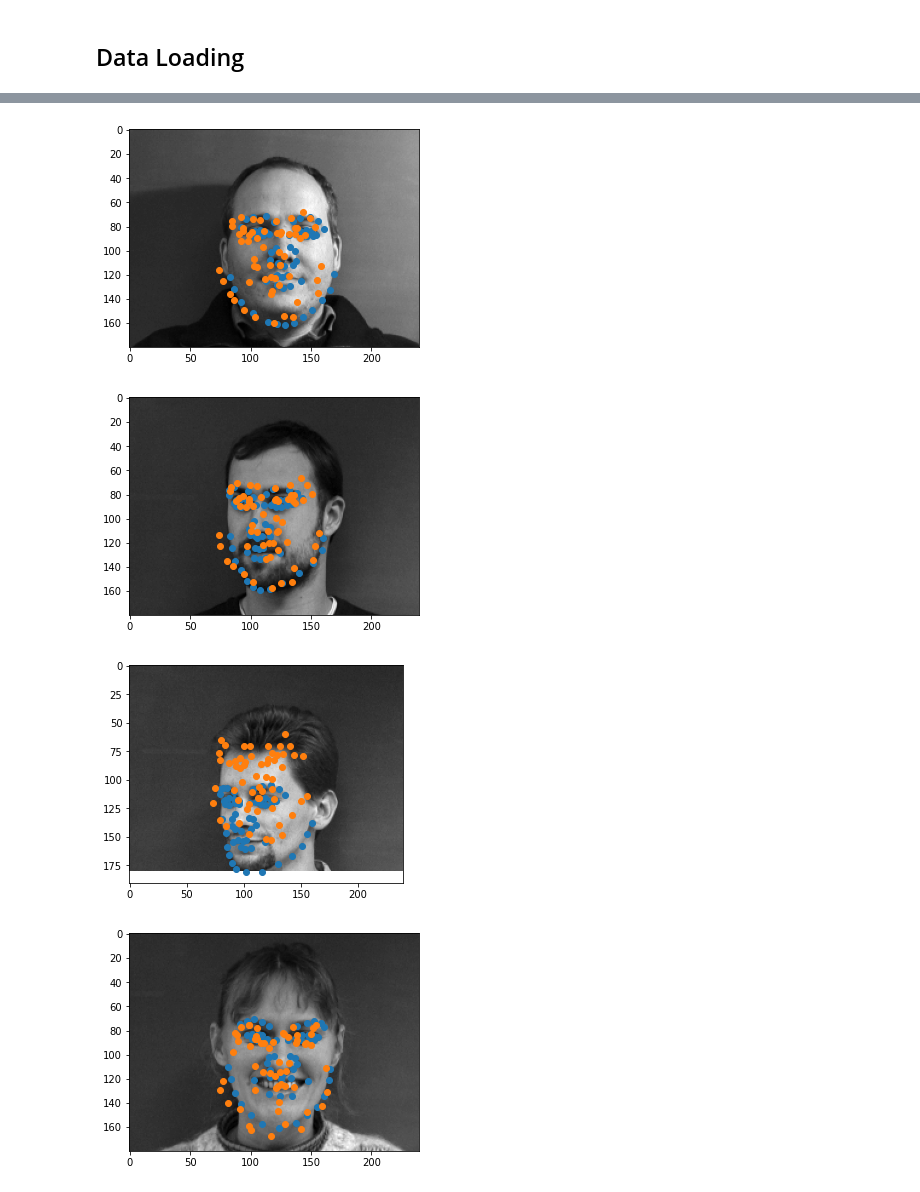
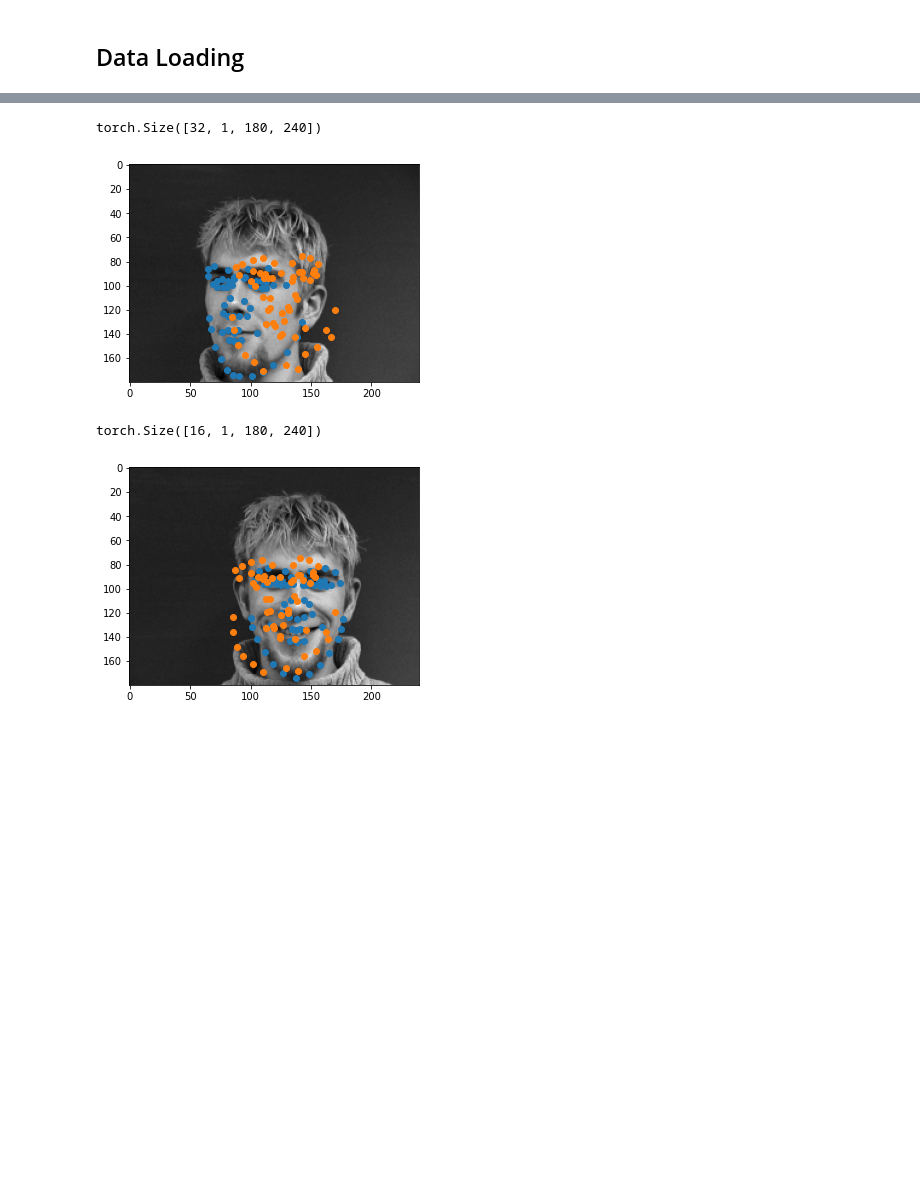
Before and after one commit to didvi/keypoint-detection, a Jupyter notebook: keypoints-prediction.ipynb, the cells around one changed output, grey strips where cells are left out. Drawn from its saved outputs; the diff is of its cells as text; code cells hidden in the pictures; blank space fills up the shorter version.

```diff
--- a/keypoints-prediction.ipynb
+++ b/keypoints-prediction.ipynb
@@ -100,7 +110,7 @@ class ColorJitterX(object):
         contrast = np.random.random()
         image = image[:, :, 0] * contrast + brightness
         image = image[..., None]
-        return {'x': image, 'y': points}
+        return {'x': image.transpose(2, 0, 1), 'y': points}
 
 class RandomCrop(object):
     """Crop randomly the image in a sample.
@@ -180,8 +190,9 @@ for i, sample in enumerate(train_loader):
         break
 
     img = sample['x'][0]
+    print(img.shape)
     points = sample['y'][0]
-    plt.imshow(img, cmap='gray')
-    plt.scatter(points[:, 0] * img.shape[1], points[:, 1] * img.shape[0])
+    plt.imshow(img.squeeze(), cmap='gray')
+    plt.scatter(points[:, 0] * img.shape[2], points[:, 1] * img.shape[1])
     plt.show()
 # %% [output]
@@ -301,23 +336,23 @@ plt.show()
 # %%
-validation_loader = DataLoader(dataset, batch_size=1, sampler=valid_sampler)
-for batch_i, sample_valid_batch in tqdm(enumerate(validation_loader), leave=False, desc='iter'):
-    if batch_i > 3:
-        break
-    val_imgs = sample_valid_batch['x'].numpy()
-    val_points = sample_valid_batch['y'].numpy()
+with torch.no_grad():
+  for batch_i, sample_valid_batch in tqdm(enumerate(validation_loader), leave=False, desc='iter'):
+      if batch_i > 10:
+          break
+      val_imgs = sample_valid_batch['x']
+      val_points = sample_valid_batch['y']
 
-    pred = model(save_params, val_imgs)
-    pred = pred.reshape(val_points.shape)
-
-    plt.imshow(val_imgs[0] + 0.5, cmap='gray')
-    plt.scatter(val_points[0, :, 0] * width, val_points[0, :, 1] * height)
-    plt.scatter(pred[0, :, 0] * width, pred[0, :, 1] * height)
-    plt.show()
+      pred = net(val_imgs)
+      pred = pred.reshape(val_points.shape)
+      print(val_imgs.shape)
+      plt.imshow(val_imgs[0].squeeze(), cmap='gray')
+      plt.scatter(val_points[0, :, 0] * width, val_points[0, :, 1] * height)
+      plt.scatter(pred[0, :, 0] * width, pred[0, :, 1] * height)
+      plt.show()
 # %% [output]
+torch.Size([32, 1, 180, 240])
-[figure, old version]
+[figure, new version]
+torch.Size([16, 1, 180, 240])
-[figure, old version]
+[figure, new version]
-[figure, removed]
-[figure, removed]
 # %%
 for batch_i, sample_valid_batch in tqdm(enumerate(train_loader), leave=False, desc='iter'):
     if batch_i > 3:
```
Also changed, not shown: parts of 11 cells of this notebook, 3 other files.
